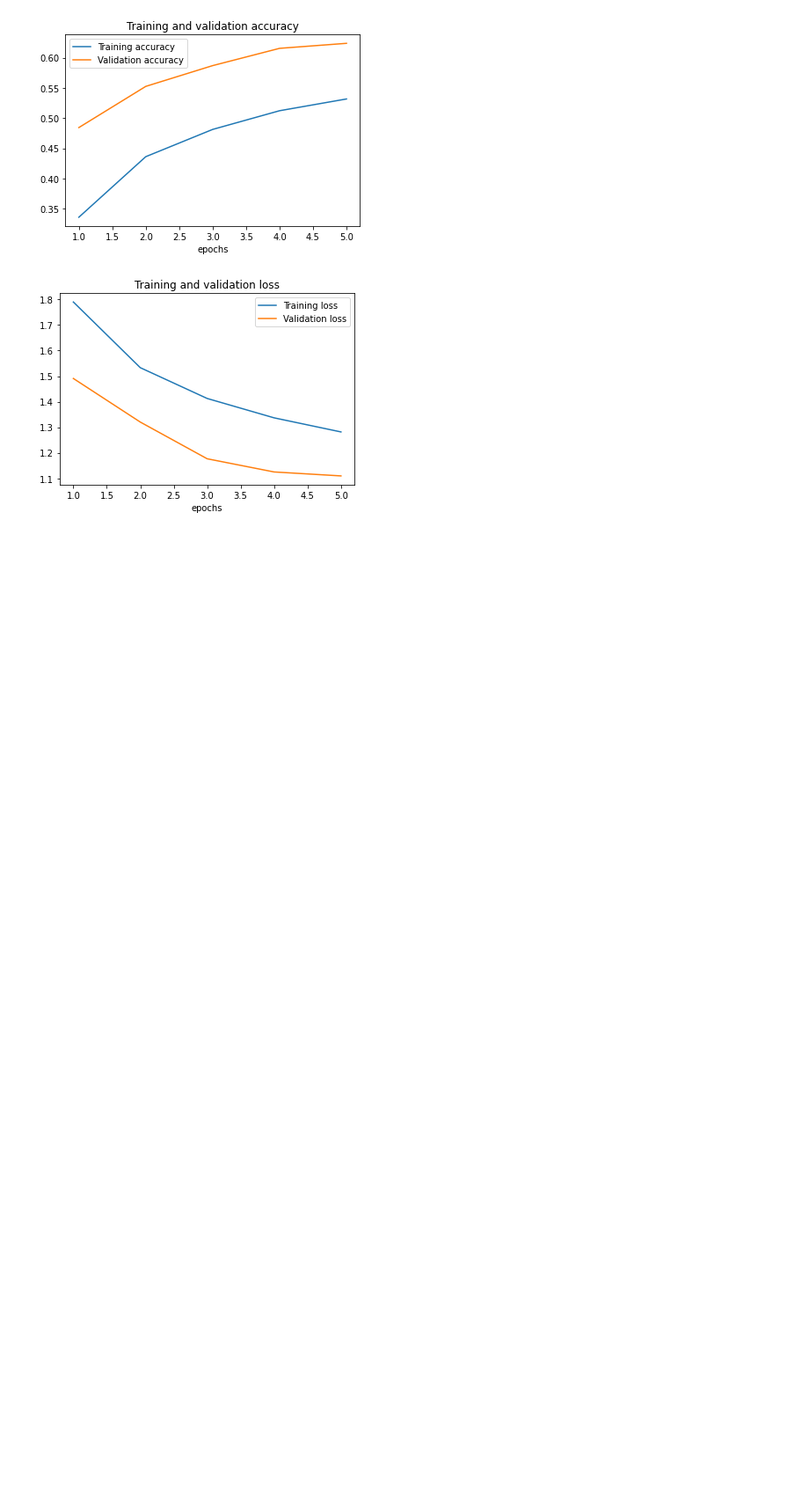
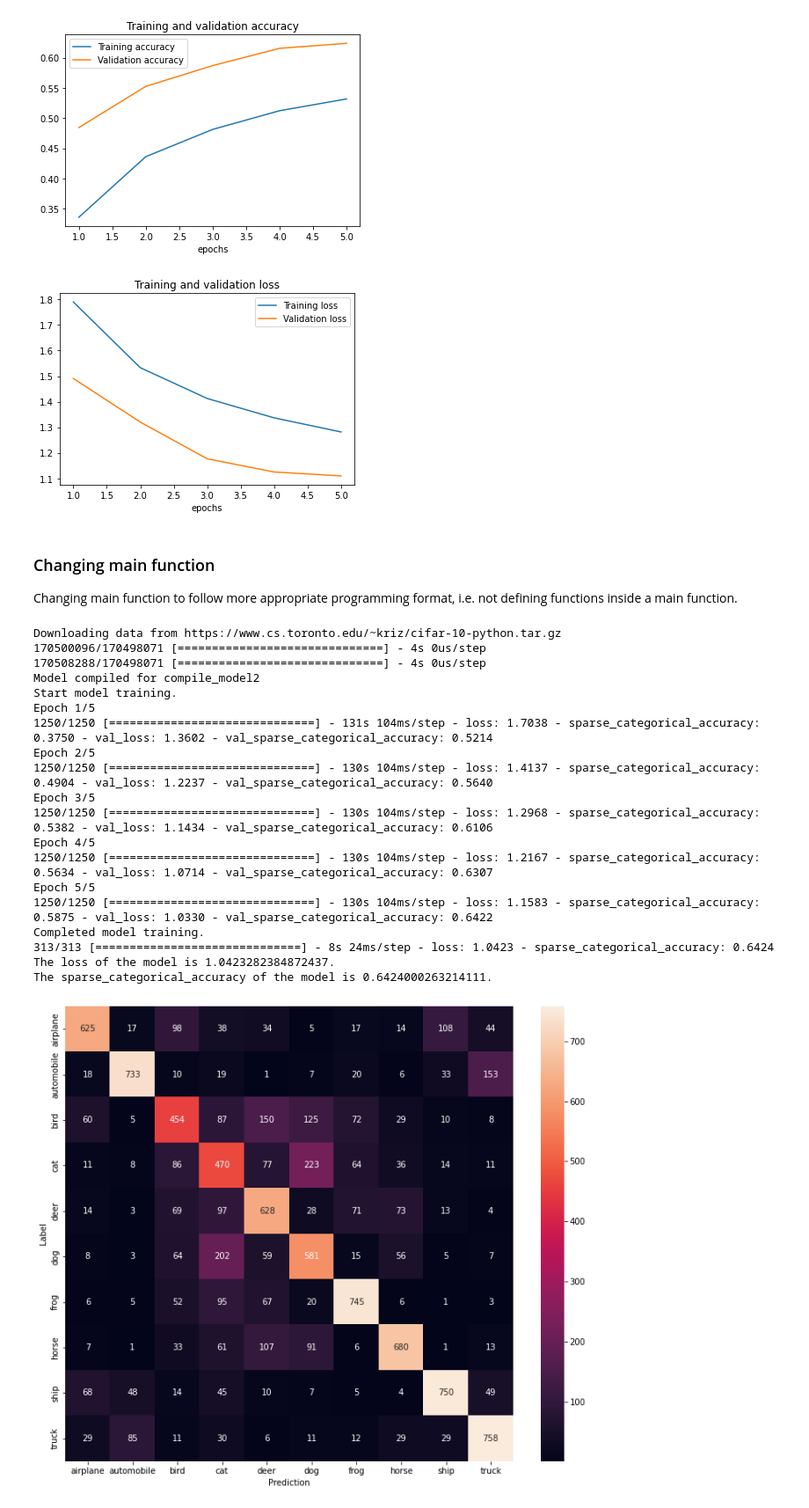
Before and after one commit to rl-creator/data_science_projects_2022, a Jupyter notebook: cifar10_image_classification/model_testing_prototype.ipynb, the cells around one changed output. Shown: that part at 88% size. Drawn from its saved outputs; the diff is of its cells as text; code cells hidden in the pictures; blank space fills up the shorter version.

Commit message:
Changed main function so functions are not defined in main

```diff
--- a/cifar10_image_classification/model_testing_prototype.ipynb
+++ b/cifar10_image_classification/model_testing_prototype.ipynb
@@ -163,3 +163,6 @@ The sparse_categorical_accuracy of the model is 0.6168000102043152.
 [figure]
 [figure]
 [figure]
+# %% [markdown]
+### Changing main function
+Changing main function to follow more appropriate programming format, i.e. not defining functions inside a main function.
@@ -165,0 +192,50 @@ The sparse_categorical_accuracy of the model is 0.6168000102043152.
+# %%
+def run_function (func):
+    func ()
+# %%
+def main ():
+    model1 = create_model_pipeline (model_layers = {'input_layer': Input (shape = (32, 32, 3)),
+                                                    'hidden_layers': [Conv2D (32, kernel_size = (3, 3), activation = "relu"),
+                                                                      Conv2D (64, kernel_size = (3, 3), activation = "relu"),
+                                                                      MaxPooling2D (pool_size = (2, 2)),
+                                                                      Dropout (0.25),
+                                                                      Flatten (),
+                                                                      Dense (64, activation = "relu"),
+                                                                      Dropout (0.5),
+                                                                      Dense (10, activation = "softmax")
+                                                                      ]
+                                                    },
+                                    compiler_settings = {'optimizer': "Adam",
+                                                         'loss': "sparse_categorical_crossentropy",
+                                                         'metrics': ["sparse_categorical_accuracy"]
+                                                         },
+                                    fit_settings = {'batch_size': 32,
+                                                    'epochs': 5,
+                                                    'validation_split': 0.2
+                                                    }
+                                    )
+
+    run_function (model1)
+# %%
+main ()
+# %% [output]
+Downloading data from https://www.cs.toronto.edu/~kriz/cifar-10-python.tar.gz
+170500096/170498071 [==============================] - 4s 0us/step
+170508288/170498071 [==============================] - 4s 0us/step
+Model compiled for compile_model2
+Start model training.
+Epoch 1/5
+1250/1250 [==============================] - 131s 104ms/step - loss: 1.7038 - sparse_categorical_accuracy: 0.3750 - val_loss: 1.3602 - val_sparse_categorical_accuracy: 0.5214
+Epoch 2/5
+1250/1250 [==============================] - 130s 104ms/step - loss: 1.4137 - sparse_categorical_accuracy: 0.4904 - val_loss: 1.2237 - val_sparse_categorical_accuracy: 0.5640
+Epoch 3/5
+1250/1250 [==============================] - 130s 104ms/step - loss: 1.2968 - sparse_categorical_accuracy: 0.5382 - val_loss: 1.1434 - val_sparse_categorical_accuracy: 0.6106
+Epoch 4/5
+1250/1250 [==============================] - 130s 104ms/step - loss: 1.2167 - sparse_categorical_accuracy: 0.5634 - val_loss: 1.0714 - val_sparse_categorical_accuracy: 0.6307
+Epoch 5/5
+1250/1250 [==============================] - 130s 104ms/step - loss: 1.1583 - sparse_categorical_accuracy: 0.5875 - val_loss: 1.0330 - val_sparse_categorical_accuracy: 0.6422
+Completed model training.
+313/313 [==============================] - 8s 24ms/step - loss: 1.0423 - sparse_categorical_accuracy: 0.6424
+The loss of the model is 1.0423282384872437.
+The sparse_categorical_accuracy of the model is 0.6424000263214111.
+[figure, added]
```
Also changed, not shown: parts of 3 cells of this notebook.
